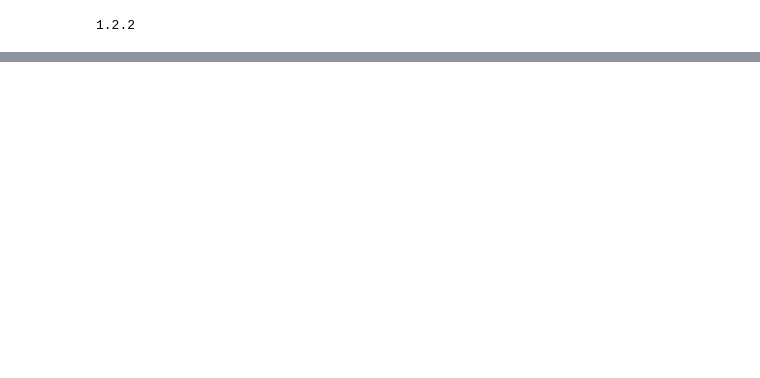
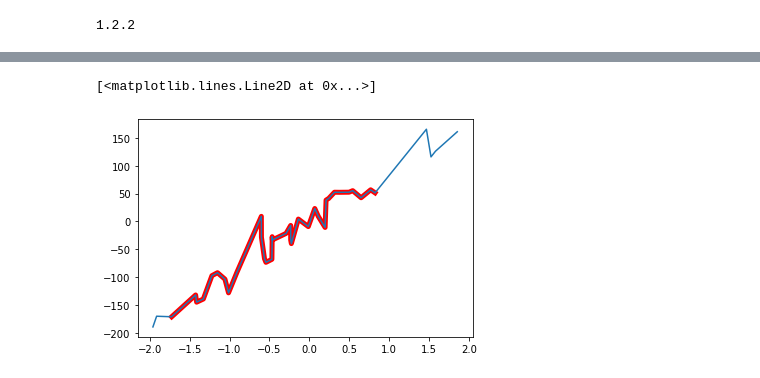
Before and after one commit to germanlinux/notebooks, a Jupyter notebook: python_datasc/delete_row.ipynb, the cells around one changed output, grey strips where cells are left out. Saved outputs shown, nothing was run; the diff lists cells and outputs as text; code cells hidden in the pictures; blank space fills up the shorter version.

```diff
--- a/python_datasc/delete_row.ipynb
+++ b/python_datasc/delete_row.ipynb
@@ -173,0 +200,4 @@ print(sklearn.__version__)
+# %%
+from sklearn.neighbors import LocalOutlierFactor
+lof = LocalOutlierFactor()
+yhat = lof.fit_predict(dt3[[0]])
@@ -173,0 +259,6 @@ print(sklearn.__version__)
+# %%
+plt.plot(dt4[0] , dt4[1], color ='red', linewidth = '5')
+plt.plot(dt3[0], dt3[1])
+# %% [output]
+[<matplotlib.lines.Line2D at 0x...>]
+[figure, added]
```
Also changed, not shown: parts of 22 cells of this notebook.
